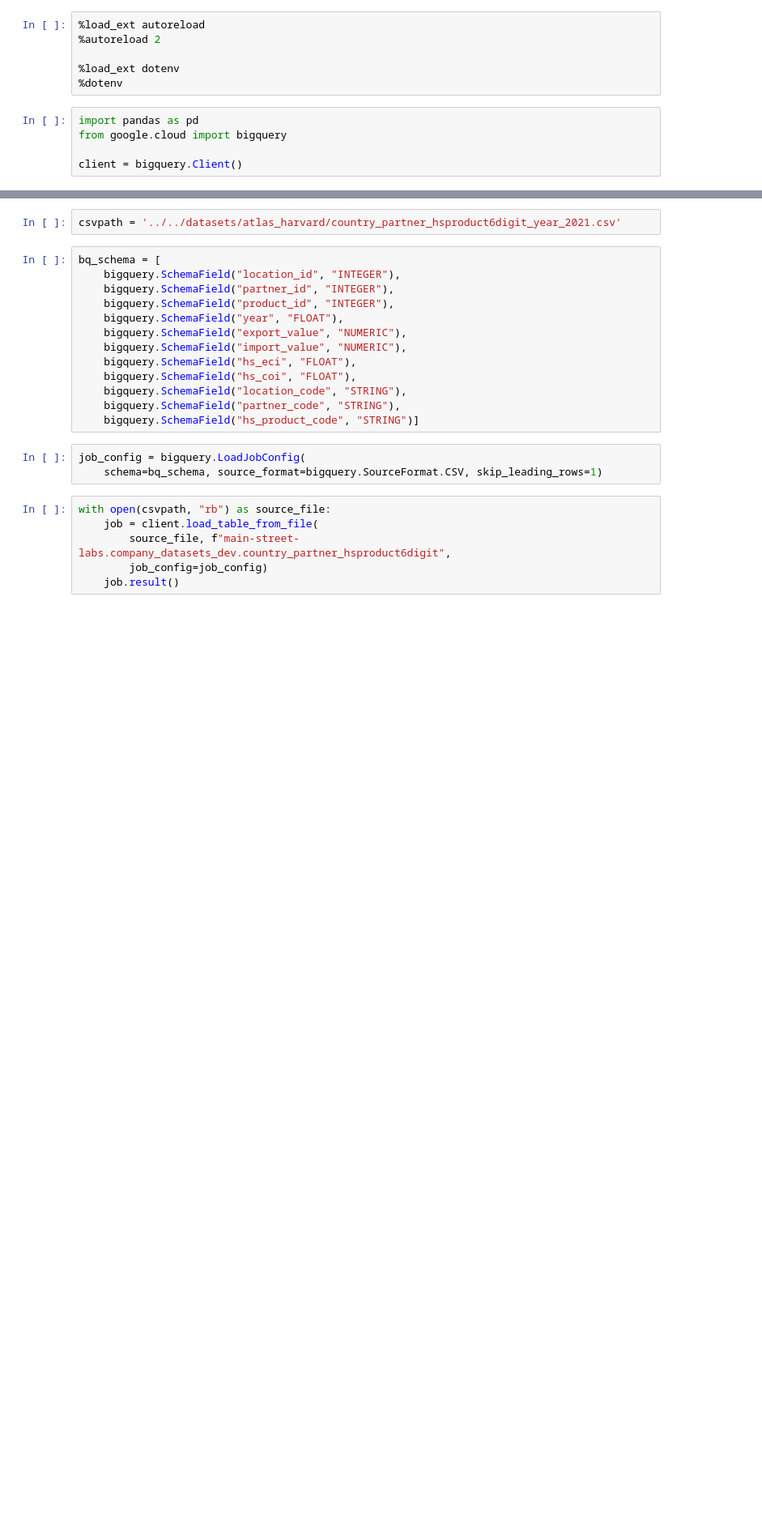
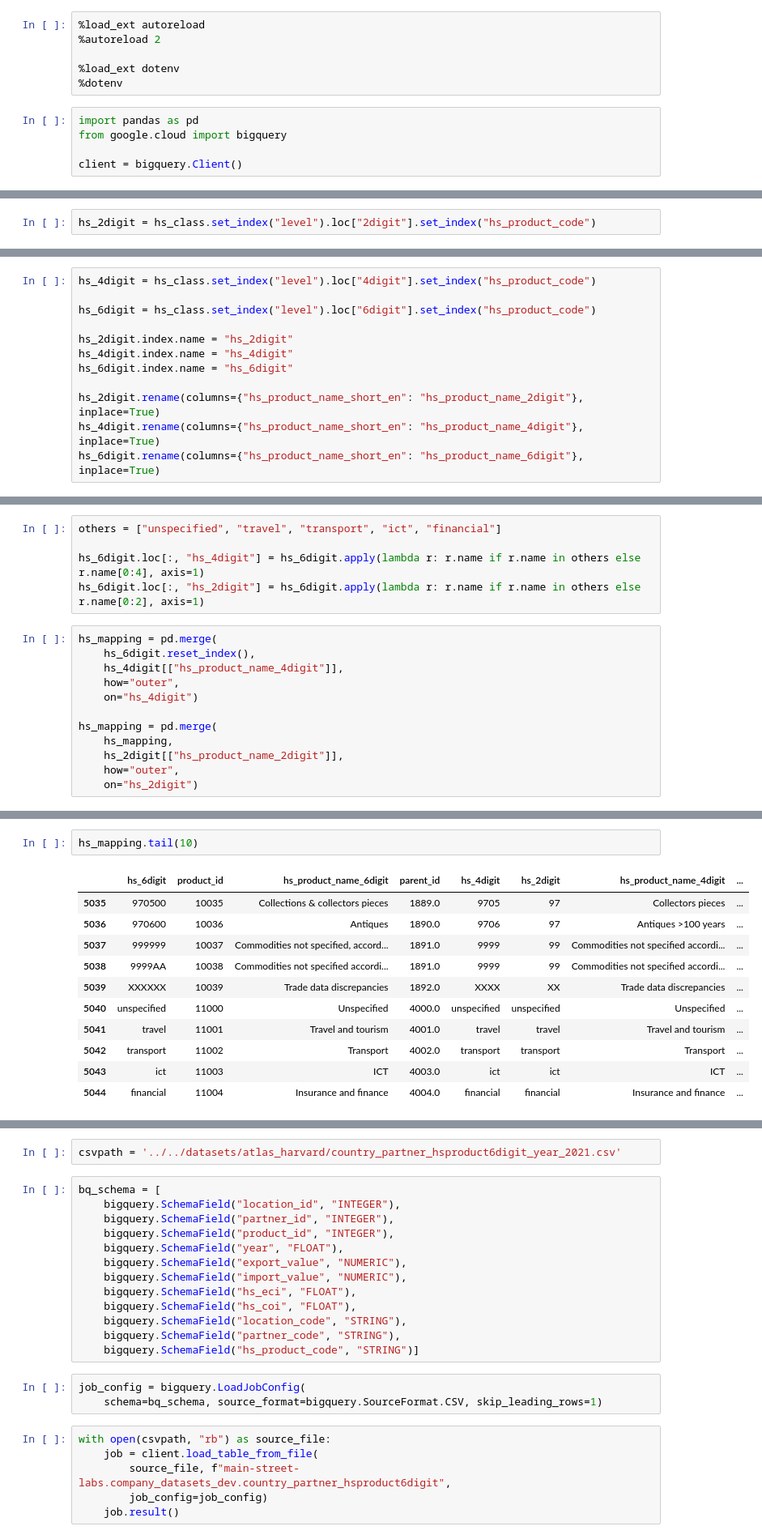
Before and after one commit to mirthbottle/trader_buddy, a Jupyter notebook: jupyter-notebooks/AtlasHarvard.ipynb, the cells around one changed output, grey strips where cells are left out. Shown: that part at 81% size. Saved outputs shown, nothing was run; the diff lists cells and outputs as text; blank space fills up the shorter version.

Commit message:
output product code mappings

```diff
--- a/jupyter-notebooks/AtlasHarvard.ipynb
+++ b/jupyter-notebooks/AtlasHarvard.ipynb
@@ -13,0 +37,2 @@ data = pd.io.stata.read_stata('../../datasets/atlas_harvard/country_partner_hspr
+# %%
+hs_2digit = hs_class.set_index("level").loc["2digit"].set_index("hs_product_code")
@@ -13,0 +43,12 @@ data = pd.io.stata.read_stata('../../datasets/atlas_harvard/country_partner_hspr
+# %%
+hs_4digit = hs_class.set_index("level").loc["4digit"].set_index("hs_product_code")
+
+hs_6digit = hs_class.set_index("level").loc["6digit"].set_index("hs_product_code")
+
+hs_2digit.index.name = "hs_2digit"
+hs_4digit.index.name = "hs_4digit"
+hs_6digit.index.name = "hs_6digit"
+
+hs_2digit.rename(columns={"hs_product_name_short_en": "hs_product_name_2digit"}, inplace=True)
+hs_4digit.rename(columns={"hs_product_name_short_en": "hs_product_name_4digit"}, inplace=True)
+hs_6digit.rename(columns={"hs_product_name_short_en": "hs_product_name_6digit"}, inplace=True)
@@ -13,0 +100,17 @@ data = pd.io.stata.read_stata('../../datasets/atlas_harvard/country_partner_hspr
+# %%
+others = ["unspecified", "travel", "transport", "ict", "financial"]
+
+hs_6digit.loc[:, "hs_4digit"] = hs_6digit.apply(lambda r: r.name if r.name in others else r.name[0:4], axis=1)
+hs_6digit.loc[:, "hs_2digit"] = hs_6digit.apply(lambda r: r.name if r.name in others else r.name[0:2], axis=1)
+# %%
+hs_mapping = pd.merge(
+    hs_6digit.reset_index(),
+    hs_4digit[["hs_product_name_4digit"]],
+    how="outer",
+    on="hs_4digit")
+
+hs_mapping = pd.merge(
+    hs_mapping,
+    hs_2digit[["hs_product_name_2digit"]],
+    how="outer",
+    on="hs_2digit")
@@ -13,0 +132,14 @@ data = pd.io.stata.read_stata('../../datasets/atlas_harvard/country_partner_hspr
+# %%
+hs_mapping.tail(10)
+# %% [output]
+|  | hs_6digit | product_id | hs_product_name_6digit | parent_id | hs_4digit | hs_2digit | hs_product_name_4digit | ... |
+| 5035 | 970500 | 10035 | Collections & collectors pieces | 1889.0 | 9705 | 97 | Collectors pieces | ... |
+| 5036 | 970600 | 10036 | Antiques | 1890.0 | 9706 | 97 | Antiques >100 years | ... |
+| 5037 | 999999 | 10037 | Commodities not specified, accord... | 1891.0 | 9999 | 99 | Commodities not specified accordi... | ... |
+| 5038 | 9999AA | 10038 | Commodities not specified accordi... | 1891.0 | 9999 | 99 | Commodities not specified accordi... | ... |
+| 5039 | XXXXXX | 10039 | Trade data discrepancies | 1892.0 | XXXX | XX | Trade data discrepancies | ... |
+| 5040 | unspecified | 11000 | Unspecified | 4000.0 | unspecified | unspecified | Unspecified | ... |
+| 5041 | travel | 11001 | Travel and tourism | 4001.0 | travel | travel | Travel and tourism | ... |
+| 5042 | transport | 11002 | Transport | 4002.0 | transport | transport | Transport | ... |
+| 5043 | ict | 11003 | ICT | 4003.0 | ict | ict | ICT | ... |
+| 5044 | financial | 11004 | Insurance and finance | 4004.0 | financial | financial | Insurance and finance | ... |
```
Also changed, not shown: parts of 12 cells of this notebook.
